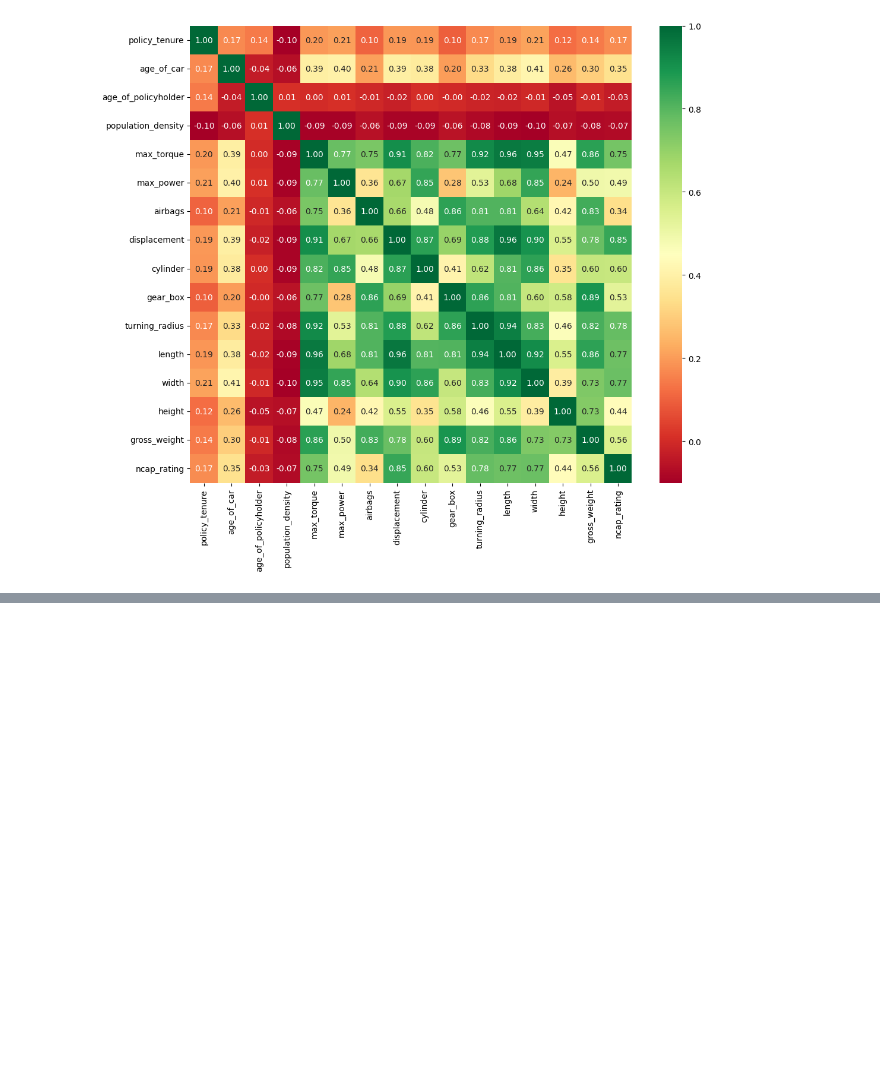
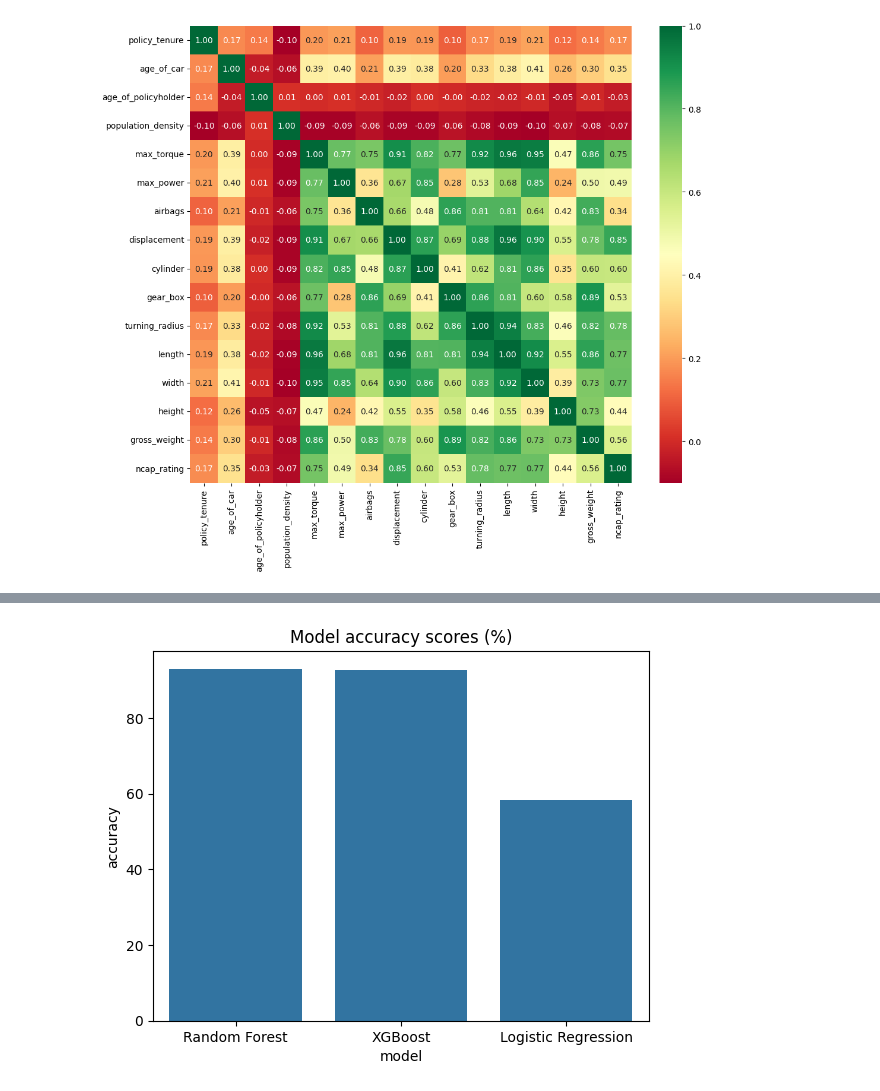
Before and after one commit to Chimmz/car-insurance-claim-prediction, a Jupyter notebook: car_insurance_model.ipynb, the cells around one changed output, grey strips where cells are left out. Saved outputs shown, nothing was run; the diff lists cells and outputs as text; code cells hidden in the pictures; blank space fills up the shorter version.

Commit message:
Trained a couple of classification models comparing metrics and false-negative costs

```diff
--- a/car_insurance_pred.ipynb
+++ b/car_insurance_model.ipynb
@@ -434,0 +579,6 @@ memory usage: 19.2+ MB
+# %%
+for model_name, model in models.items():
+  model.fit(X_train, y_train) # Train each model
+  y_pred = model.predict(X_test) # Get predictions
+  eval = evaluate_model(model_name, model, y_pred) # Evaluate each model
+  model_evals.append(eval)
@@ -434,0 +632,7 @@ memory usage: 19.2+ MB
+# %%
+eval_df = pd.DataFrame(model_evals)
+# %%
+for col in ['accuracy', 'recall', 'precision', 'f1_score']:
+  eval_df[col] = eval_df[col] * 100
+
+eval_df.head()
@@ -434,0 +644,10 @@ memory usage: 19.2+ MB
+# %%
+def compare_model_metric(metric, percent=True):
+  plt.figure()
+  sns.barplot(x='model', y='accuracy', data=eval_df.sort_values(by=metric, ascending=False))
+  plt.title(f"Model {metric} {'scores (%)' if percent else ''}")
+  plt.show()
+# %%
+compare_model_metric('accuracy')
+# %% [output]
+[figure, added]
```
Also changed, not shown: parts of 28 cells of this notebook.
